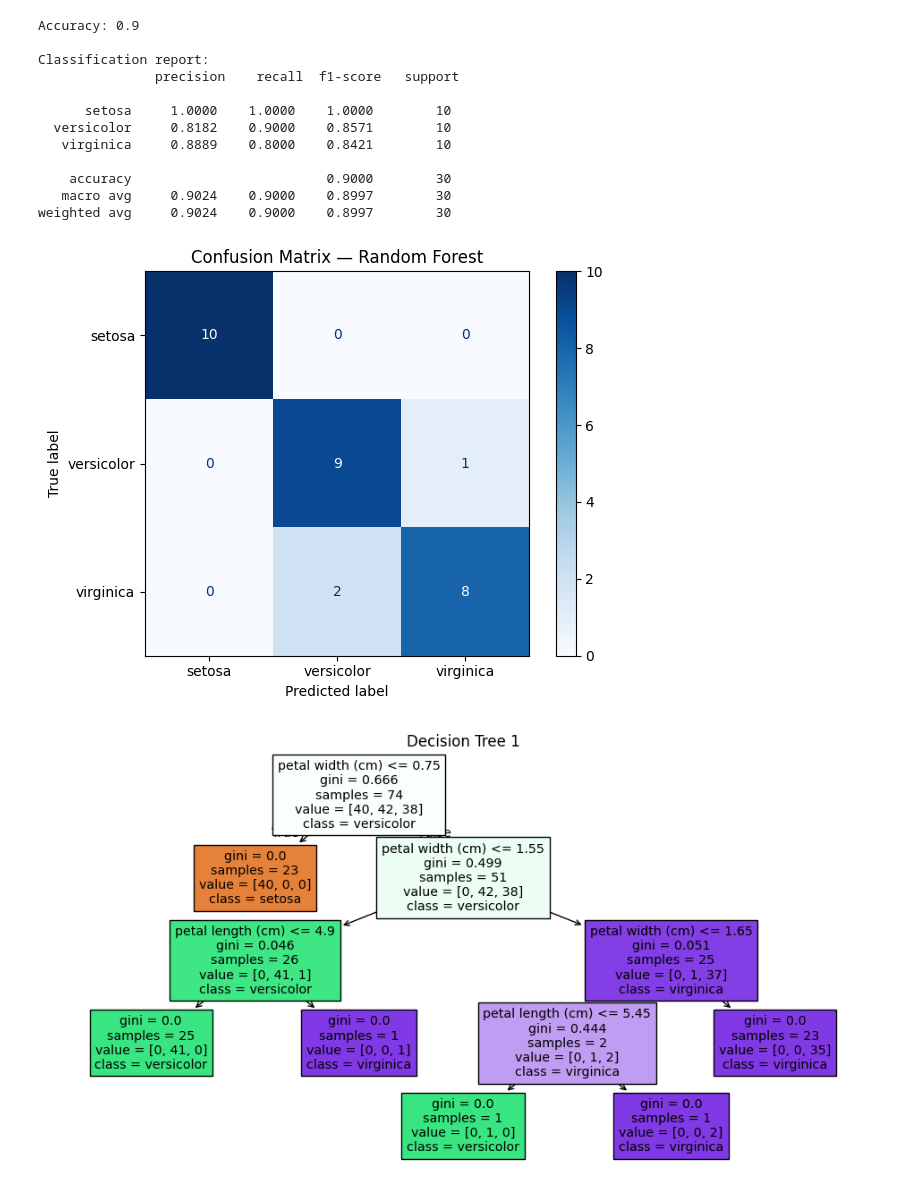
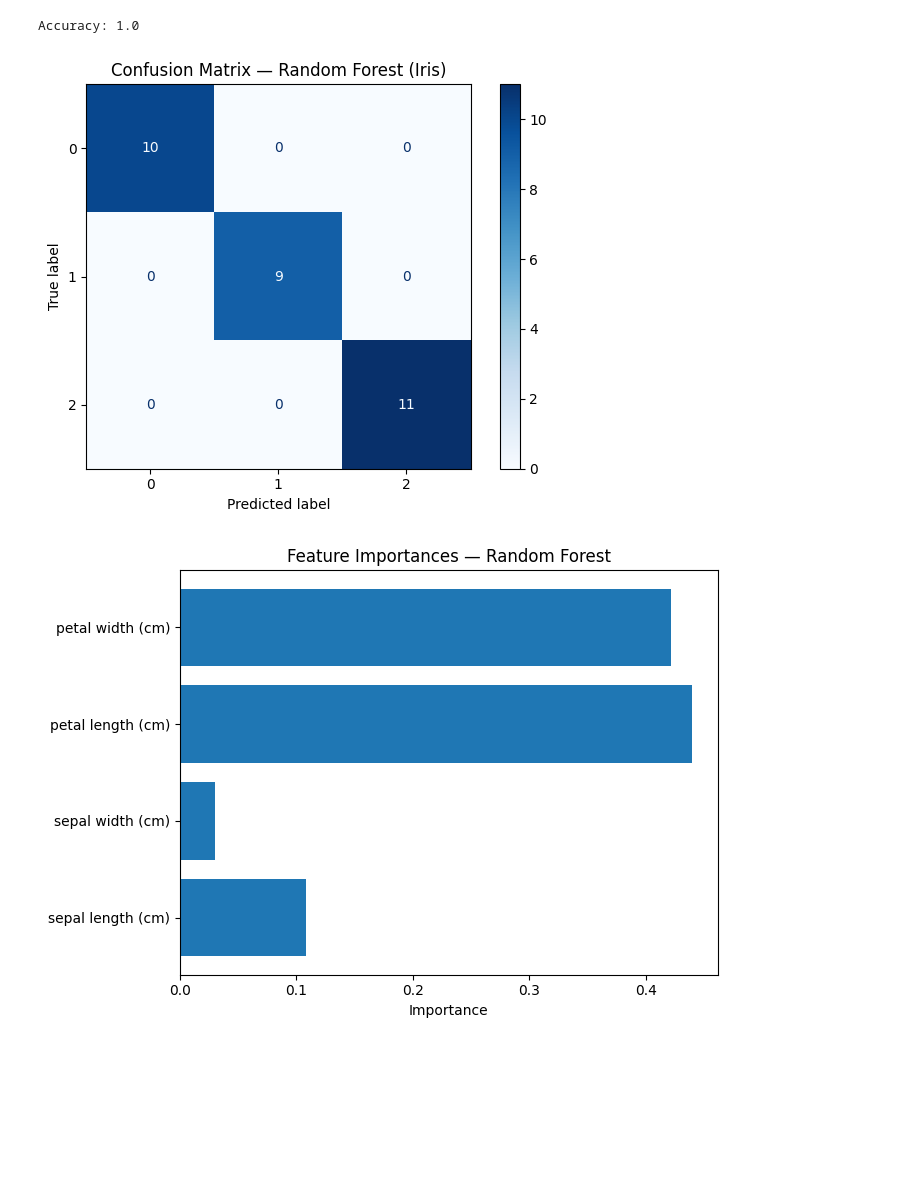
Before and after one commit to Sam-Wadmare/ML-LAB, a Jupyter notebook: lab/randomforest.ipynb, the cells around one changed output. Drawn from its saved outputs; the diff is of its cells as text; code cells hidden in the pictures; blank space fills up the shorter version.

```diff
--- a/lab/randomforest.ipynb
+++ b/lab/randomforest.ipynb
@@ -3,64 +3,46 @@
 # %%
-# exp_random_forest_simple.py
+# EXPERIMENT 7 — Random Forest Classifier (Iris Dataset)
 from sklearn.datasets import load_iris
 from sklearn.model_selection import train_test_split
 from sklearn.ensemble import RandomForestClassifier
-from sklearn.metrics import accuracy_score, classification_report, ConfusionMatrixDisplay
+from sklearn.metrics import accuracy_score, ConfusionMatrixDisplay
 import matplotlib.pyplot as plt
-import numpy as np
 
 # 1. Load data
-data = load_iris(as_frame=True)
+data = load_iris()
 X = data.data
 y = data.target
 feature_names = data.feature_names
-class_names = data.target_names
 
 # 2. Split
 X_train, X_test, y_train, y_test = train_test_split(
-    X, y, test_size=0.2, random_state=42, stratify=y
+    X, y, test_size=0.2, random_state=42
 )
 
-# 3. Train Random Forest (default, no scaling required)
+# 3. Train Random Forest
 model = RandomForestClassifier(n_estimators=100, random_state=42)
 model.fit(X_train, y_train)
 
 # 4. Predict & metrics
 y_pred = model.predict(X_test)
 print("Accuracy:", round(accuracy_score(y_test, y_pred), 4))
-print("\nClassification report:\n", classification_report(y_test, y_pred, target_names=class_names, digits=4))
 
-
-# 6. Simple visual 2 — Confusion matrix (compact)
-ConfusionMatrixDisplay.from_predictions(y_test, y_pred, display_labels=class_names, cmap="Blues")
-plt.title("Confusion Matrix — Random Forest")
+# 5. Plot 1 — Confusion Matrix
+ConfusionMatrixDisplay.from_predictions(y_test, y_pred, cmap='Blues')
+plt.title("Confusion Matrix — Random Forest (Iris)")
 plt.tight_layout()
 plt.show()
 
-# Visualize each tree      IF ASKED DO IT ONLY
-from sklearn.tree import plot_tree
-for i in range(3):      # visualize 3 trees only
-    plt.figure(figsize=(12,6))
-    plot_tree(
-        model.estimators_[i],
-        feature_names=feature_names, # Corrected from features.columns to feature_names
-        class_names=class_names, # Changed from model.classes_ to class_names
-        filled=True
-    )
-    plt.title(f"Decision Tree {i+1}")
-    plt.show()
+# 6. Plot 2 — Feature Importances
+importances = model.feature_importances_
+
+plt.figure(figsize=(7,5))
+plt.barh(feature_names, importances)
+plt.xlabel("Importance")
+plt.title("Feature Importances — Random Forest")
+plt.tight_layout()
+plt.show()
 # %% [output]
-Accuracy: 0.9
-
-Classification report:
-               precision    recall  f1-score   support
-
-      setosa     1.0000    1.0000    1.0000        10
-  versicolor     0.8182    0.9000    0.8571        10
-   virginica     0.8889    0.8000    0.8421        10
-
-    accuracy                         0.9000        30
-   macro avg     0.9024    0.9000    0.8997        30
-weighted avg     0.9024    0.9000    0.8997        30
+Accuracy: 1.0
-[figure, old version]
+[figure, new version]
-[figure, old version]
+[figure, new version]
```
Also changed, not shown: parts of 2 cells of this notebook, 2 other files.
